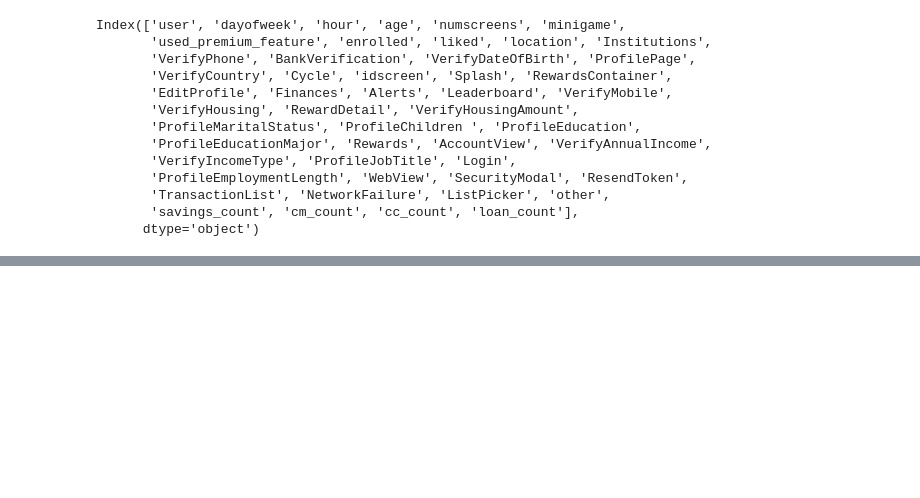
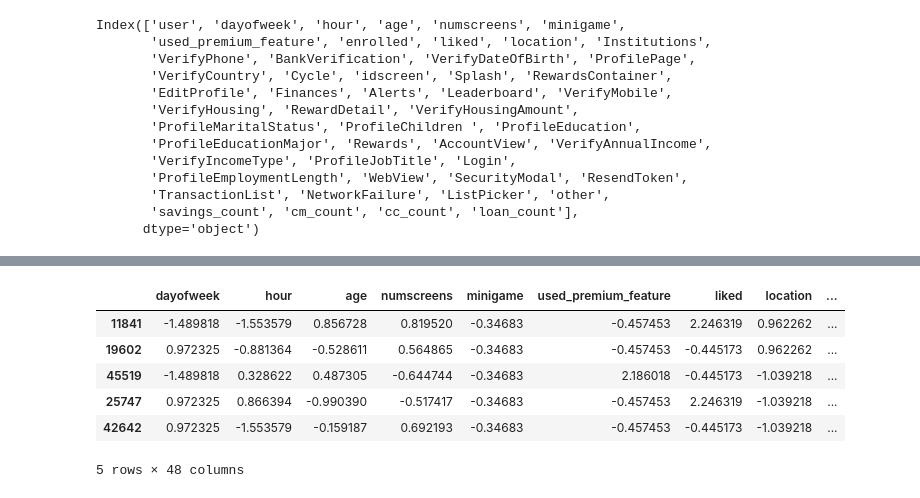
Before and after one commit to Manasab-y/app-behavior-analysis, a Jupyter notebook: EDA and Modelling.ipynb, the cells around one changed output, grey strips where cells are left out. Saved outputs shown, nothing was run; the diff lists cells and outputs as text; code cells hidden in the pictures; blank space fills up the shorter version.

```diff
--- a/EDA and Modelling.ipynb
+++ b/EDA and Modelling.ipynb
@@ -424,0 +458,3 @@ df.to_csv('data/new_appdata10_2.csv', index=False)
+# %%
+test_identifier = X_test['user']
+X_test = X_test.drop('user', axis=1)
@@ -424,0 +480,10 @@ df.to_csv('data/new_appdata10_2.csv', index=False)
+# %%
+X_test_scaled.head()
+# %% [output]
+|  | dayofweek | hour | age | numscreens | minigame | used_premium_feature | liked | location | ... |
+| 11841 | -1.489818 | -1.553579 | 0.856728 | 0.819520 | -0.34683 | -0.457453 | 2.246319 | 0.962262 | ... |
+| 19602 | 0.972325 | -0.881364 | -0.528611 | 0.564865 | -0.34683 | -0.457453 | -0.445173 | 0.962262 | ... |
+| 45519 | -1.489818 | 0.328622 | 0.487305 | -0.644744 | -0.34683 | 2.186018 | -0.445173 | -1.039218 | ... |
+| 25747 | 0.972325 | 0.866394 | -0.990390 | -0.517417 | -0.34683 | -0.457453 | 2.246319 | -1.039218 | ... |
+| 42642 | 0.972325 | -1.553579 | -0.159187 | 0.692193 | -0.34683 | -0.457453 | -0.445173 | -1.039218 | ... |
+5 rows × 48 columns
```
Also changed, not shown: parts of 17 cells of this notebook, 2 other files.
